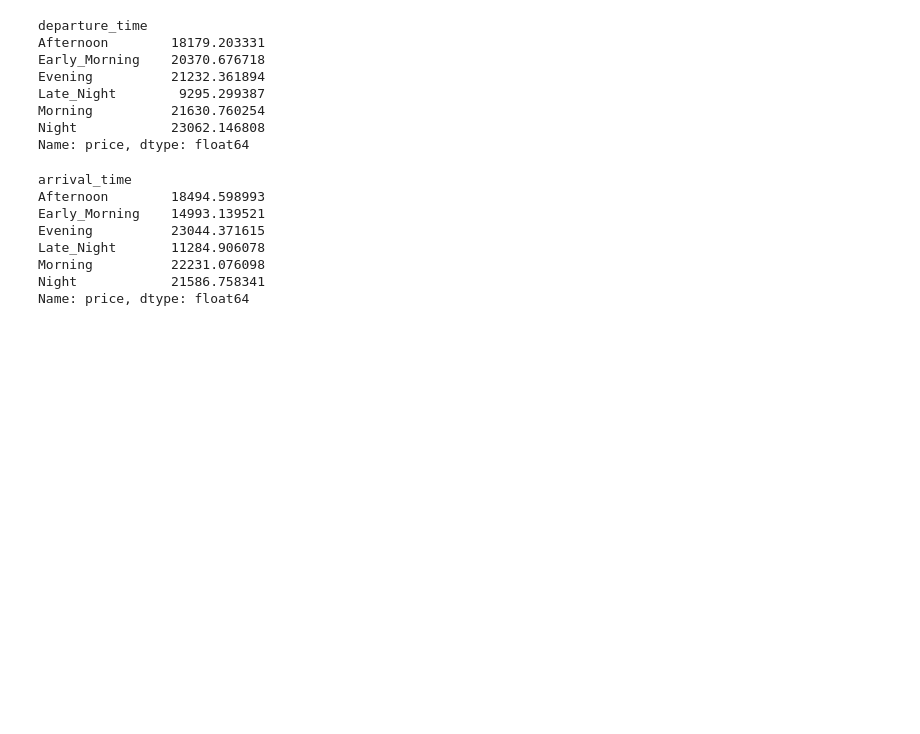
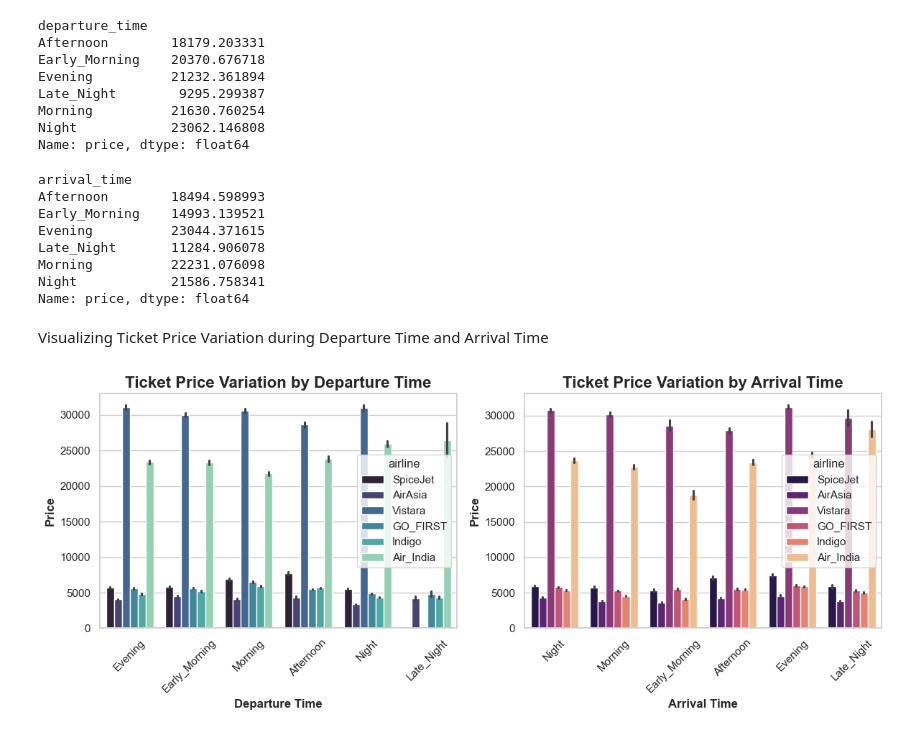
Before and after one commit to soumojit-dev/Airlines-Flight-Analysis, a Jupyter notebook: analysis.ipynb, the cells around one changed output. Drawn from its saved outputs; the diff is of its cells as text; code cells hidden in the pictures; blank space fills up the shorter version.

```diff
--- a/analysis.ipynb
+++ b/analysis.ipynb
@@ -351,3 +351,26 @@ Late_Night       11284.906078
 Morning          22231.076098
 Night            21586.758341
 Name: price, dtype: float64
+# %% [markdown]
+Visualizing Ticket Price Variation during Departure Time and Arrival Time
+# %%
+plt.figure(figsize=(12,5))
+
+plt.subplot(1,2,1)
+ax = sns.barplot(data=df, x='departure_time', y='price', hue='airline', palette='mako')
+plt.title("Ticket Price Variation by Departure Time", fontdict={'fontsize': 16, 'fontweight': 'bold'})
+plt.xlabel('Departure Time', fontdict={'fontsize': 12, 'fontweight': 'bold'})
+plt.ylabel("Price", fontdict={'fontsize': 12, 'fontweight': 'bold'})
+plt.xticks(rotation=45)
+
+plt.subplot(1,2,2)
+sns.barplot(data=df, x='arrival_time', y='price', hue='airline', palette='magma')
+plt.title("Ticket Price Variation by Arrival Time", fontdict={'fontsize': 16, 'fontweight': 'bold'})
+plt.xlabel("Arrival Time", fontdict={'fontsize': 12, 'fontweight': 'bold'})
+plt.ylabel("Price", fontdict={'fontsize': 12, 'fontweight': 'bold'})
+plt.xticks(rotation=45)
+
+plt.tight_layout()
+plt.show()
+# %% [output]
+[figure, added]
```
